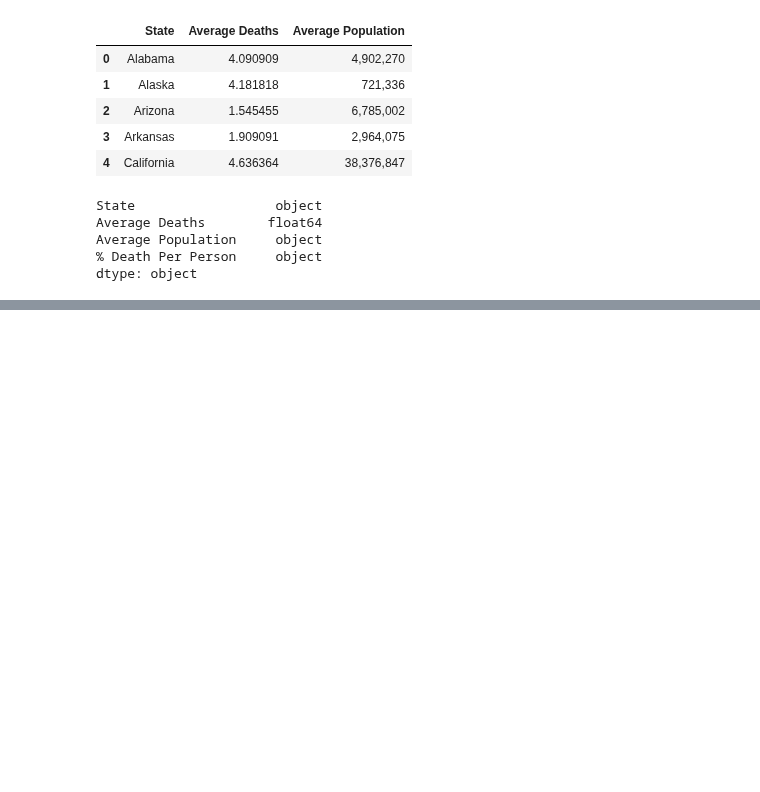
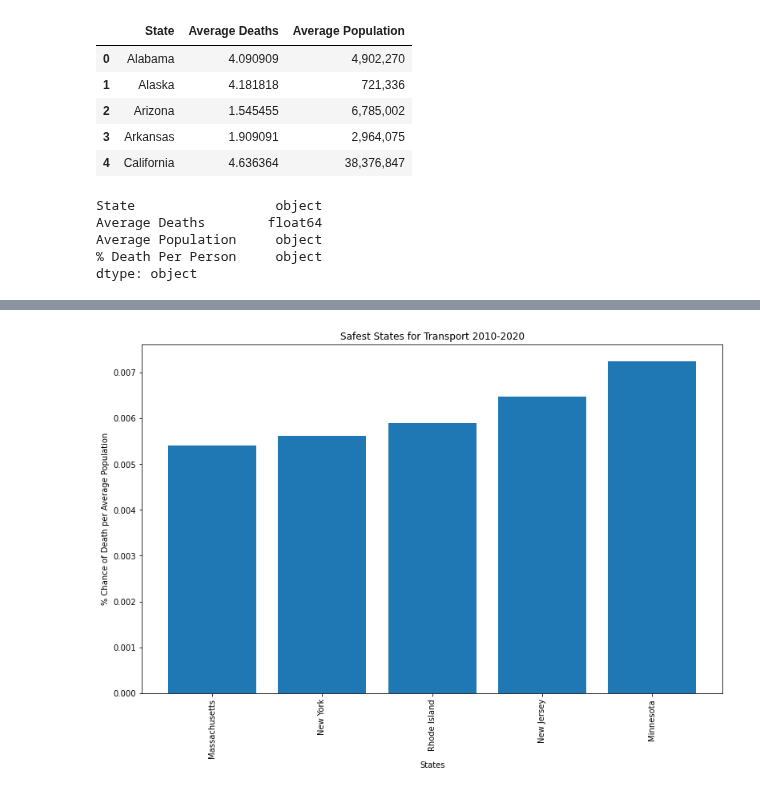
Before and after one commit to MZt92-ui/Project-1-Group-3, a Jupyter notebook: Boat Fatalities.ipynb, the cells around one changed output, grey strips where cells are left out. Drawn from its saved outputs; the diff is of its cells as text; code cells hidden in the pictures; blank space fills up the shorter version.

```diff
--- a/Boat Fatalities.ipynb
+++ b/Boat Fatalities.ipynb
@@ -130,0 +227,3 @@ plt.show()
+# %%
+Safest_State = Sum_Fatal_Accidents2.nsmallest(5, '% Death Per Person')
+Safest_State
@@ -130,0 +237,14 @@ plt.show()
+# %%
+x_axis = Safest_State["State"]
+y_axis = Safest_State["% Death Per Person"]
+
+plt.bar(x_axis, y_axis, align="center")
+
+plt.title("Safest States for Transport 2010-2020")
+plt.xlabel("States")
+plt.ylabel("% Chance of Death per Average Population")
+plt.xticks(rotation='vertical')
+plt.rcParams["figure.figsize"] = (13,8)
+plt.show()
+# %% [output]
+[figure, added]
```
Also changed, not shown: parts of 21 cells of this notebook, 8 other files.
